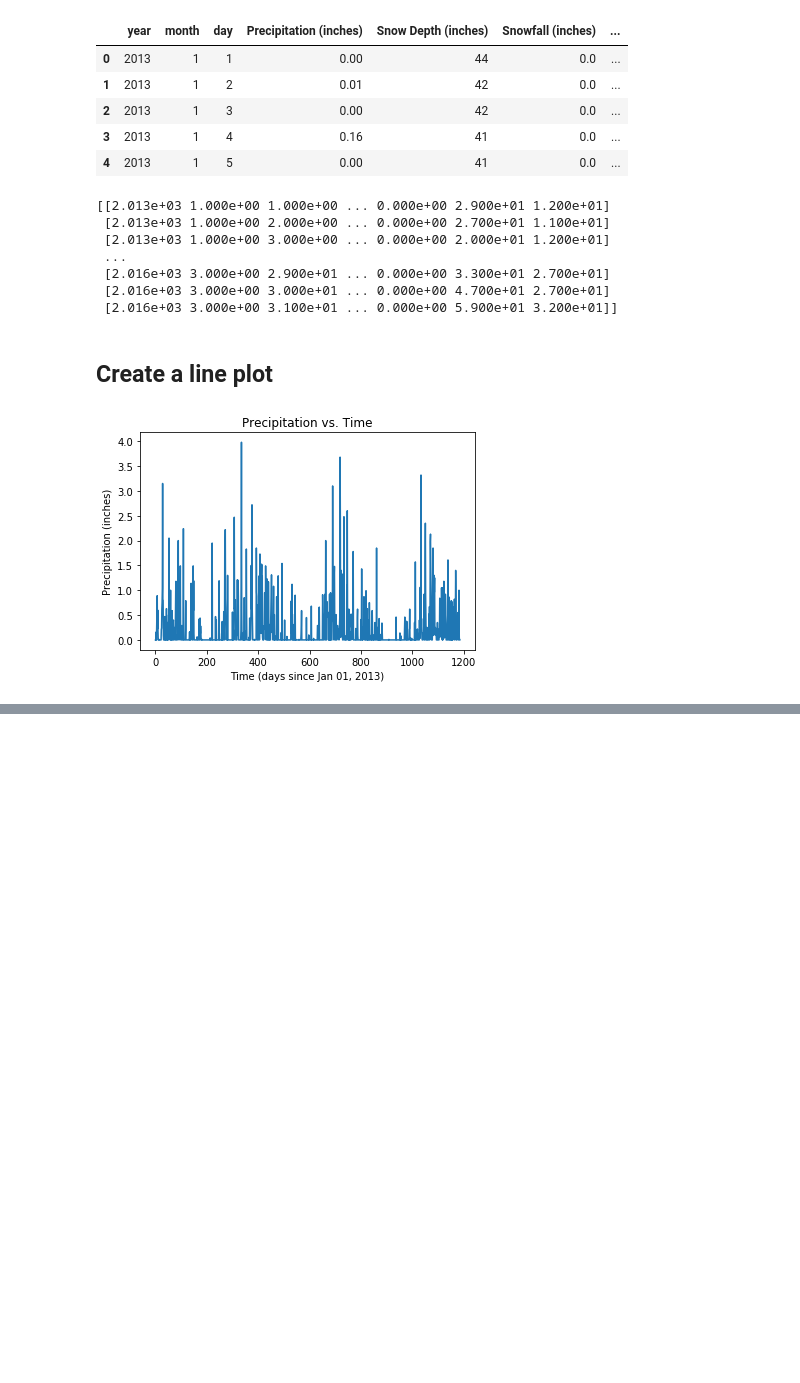
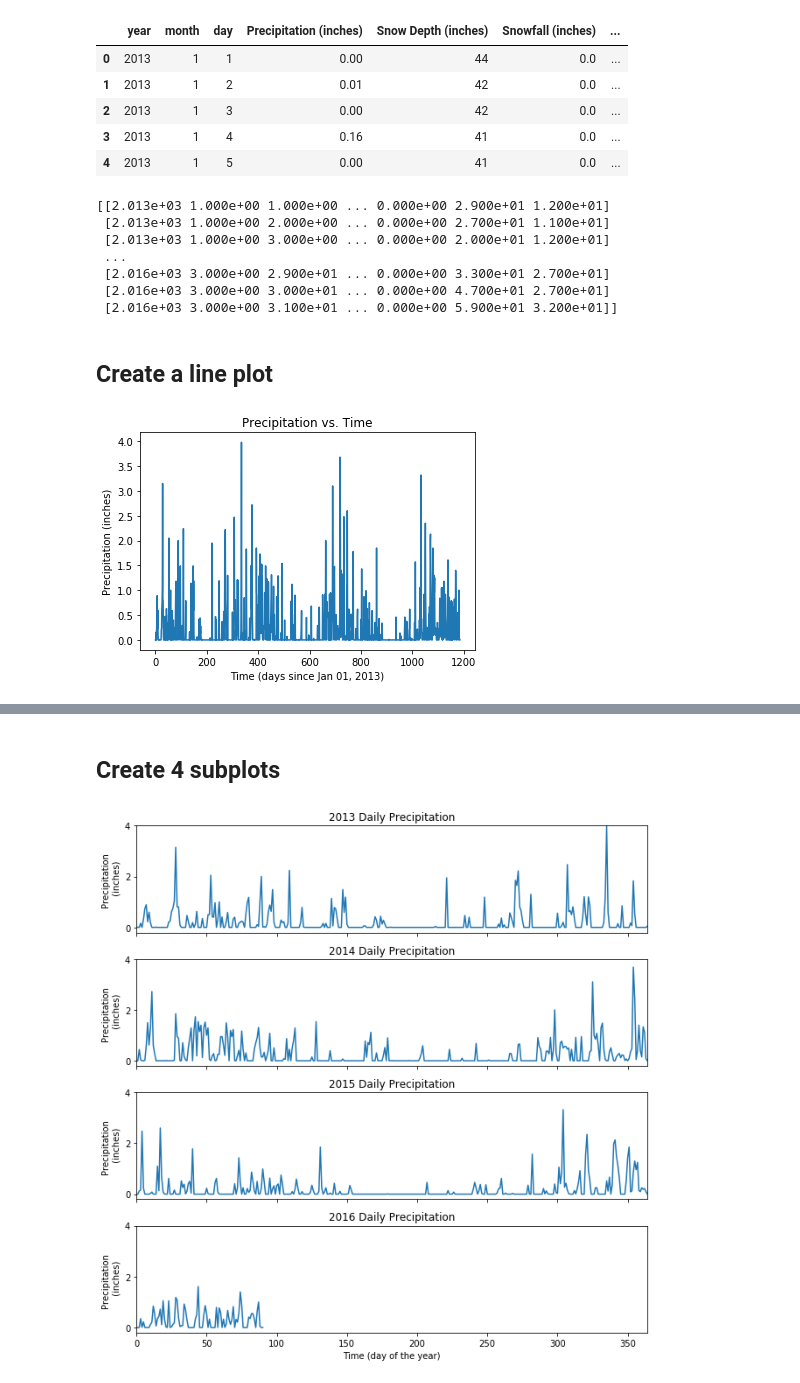
Before and after one commit to ProfessorKazarinoff/ENGR114-2020Q1, a Jupyter notebook: week4/Lab4_Plotting_Weather_Data.ipynb, the cells around one changed output, grey strips where cells are left out. Cells and saved outputs as stored; diff of their text form; code cells hidden in the pictures; blank space fills up the shorter version.

```diff
--- a/week4/Lab4_Plotting_Weather_Data.ipynb
+++ b/week4/Lab4_Plotting_Weather_Data.ipynb
@@ -112,0 +145,64 @@ plt.show()
+# %% [markdown]
+## Create 4 subplots
+# %%
+# data
+years_array = wd[:,0]
+mask_2013 = years_array==2013
+mask_2014 = years_array==2014
+mask_2015 = years_array==2015
+mask_2016 = years_array==2016
+
+precip_array = wd[:,3]
+precip_2013 = precip_array[mask_2013]
+precip_2014 = precip_array[mask_2014]
+precip_2015 = precip_array[mask_2015]
+precip_2016 = precip_array[mask_2016]
+
+
+# fig and ax objects, 4 ax objects one for each subplot
+fig, (ax1, ax2, ax3, ax4) = plt.subplots(nrows=4, ncols=1, figsize=(9,9))
+
+# plot the data on the ax objects
+ax1.plot(precip_2013)
+ax2.plot(precip_2014)
+ax3.plot(precip_2015)
+ax4.plot(precip_2016)
+
+# customization
+y_range = [-0.2,4]
+y_ticks = [0,2,4]
+ax1.set_title('2013 Daily Precipitation')
+ax1.set_ylabel('Precipitation \n (inches)')
+ax1.set_ylim(y_range)
+ax1.set_xlim([0,364])
+ax1.set_xticklabels([])
+ax1.set_yticks(y_ticks)
+
+ax2.set_title('2014 Daily Precipitation')
+ax2.set_ylabel('Precipitation \n (inches)')
+ax2.set_ylim(y_range)
+ax2.set_xlim([0,364])
+ax2.set_xticklabels([])
+ax2.set_yticks(y_ticks)
+
+ax3.set_title('2015 Daily Precipitation')
+ax3.set_ylabel('Precipitation \n (inches)')
+ax3.set_ylim(y_range)
+ax3.set_xlim([0,364])
+ax3.set_xticklabels([])
+ax3.set_yticks(y_ticks)
+
+ax4.set_title('2016 Daily Precipitation')
+ax4.set_ylabel('Precipitation \n (inches)')
+ax4.set_xlabel('Time (day of the year)')
+ax4.set_ylim(y_range)
+ax4.set_xlim([0,364])
+ax4.set_yticks(y_ticks)
+
+plt.tight_layout()
+# save the figure
+
+# show the plots
+plt.show()
+# %% [output]
+[figure, added]
```
Also changed, not shown: parts of 7 cells of this notebook, 1 other file.
